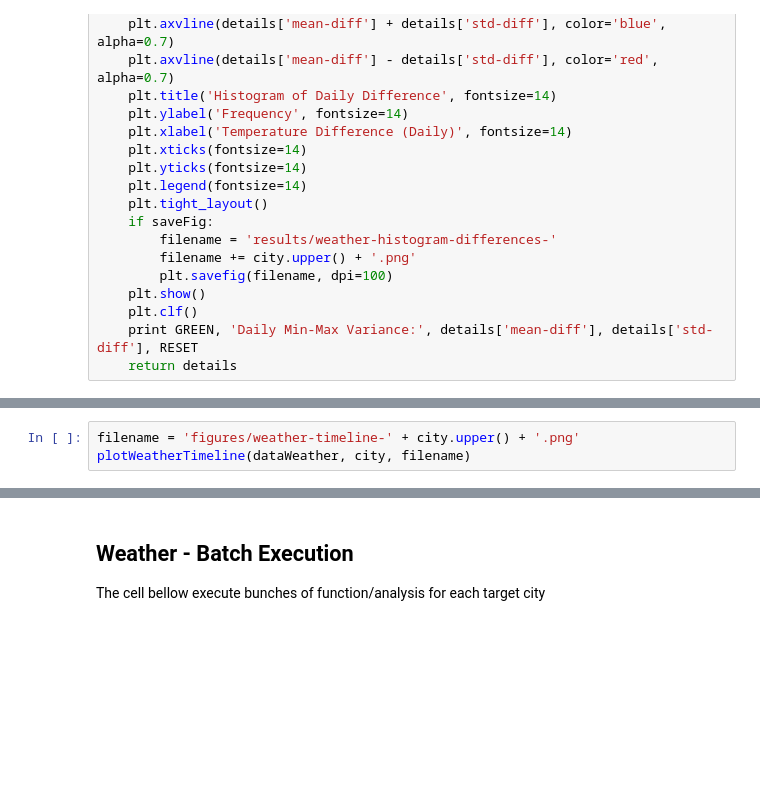
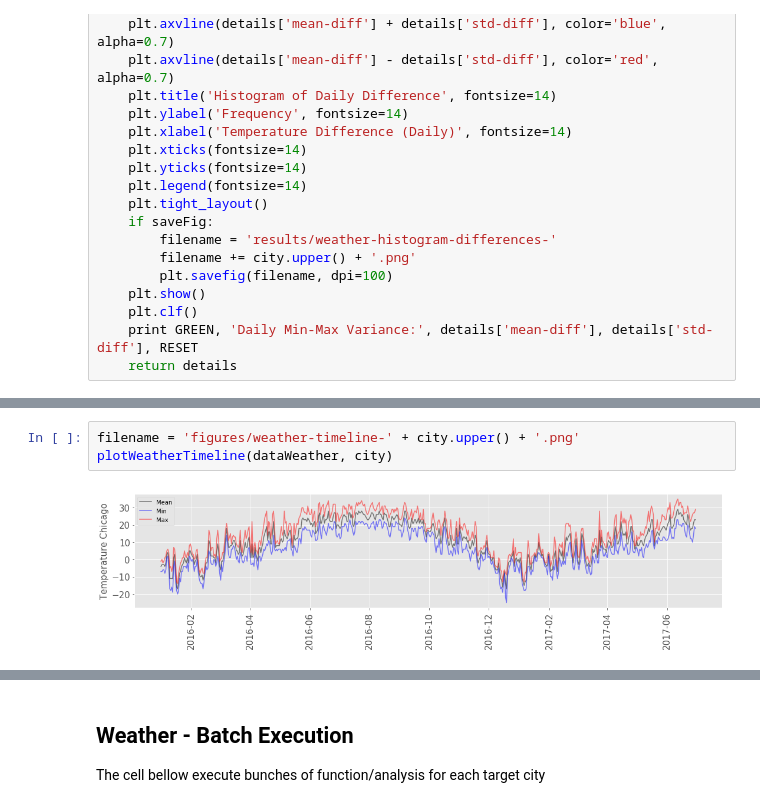
Before and after one commit to leokassio/Spatiotemporal-Data-Analysis, a Jupyter notebook: Analytics.ipynb, the cells around one changed output, grey strips where cells are left out. Drawn from its saved outputs; the diff is of its cells as text; blank space fills up the shorter version.

```diff
--- a/Analytics.ipynb
+++ b/Analytics.ipynb
@@ -186,5 +194,7 @@ dataWeather = loadWeatherData(weatherDir + weatherFiles[city])
 # %%
 filename = 'figures/weather-timeline-' + city.upper() + '.png'
-plotWeatherTimeline(dataWeather, city, filename)
+plotWeatherTimeline(dataWeather, city)
+# %% [output]
+[figure, added]
 # %%
 weatherDetails = plotWeatherDetails(dataWeather, city, scale=3)
```
Also changed, not shown: parts of 17 cells of this notebook, 1 other file.
